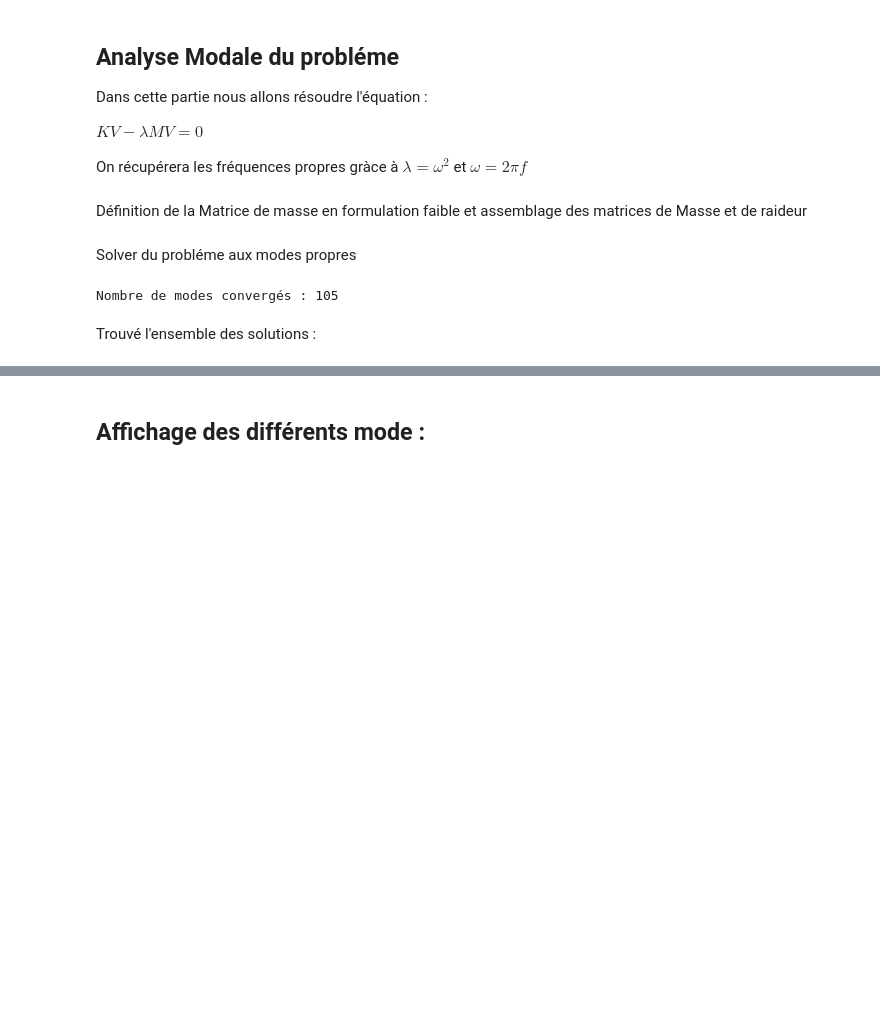
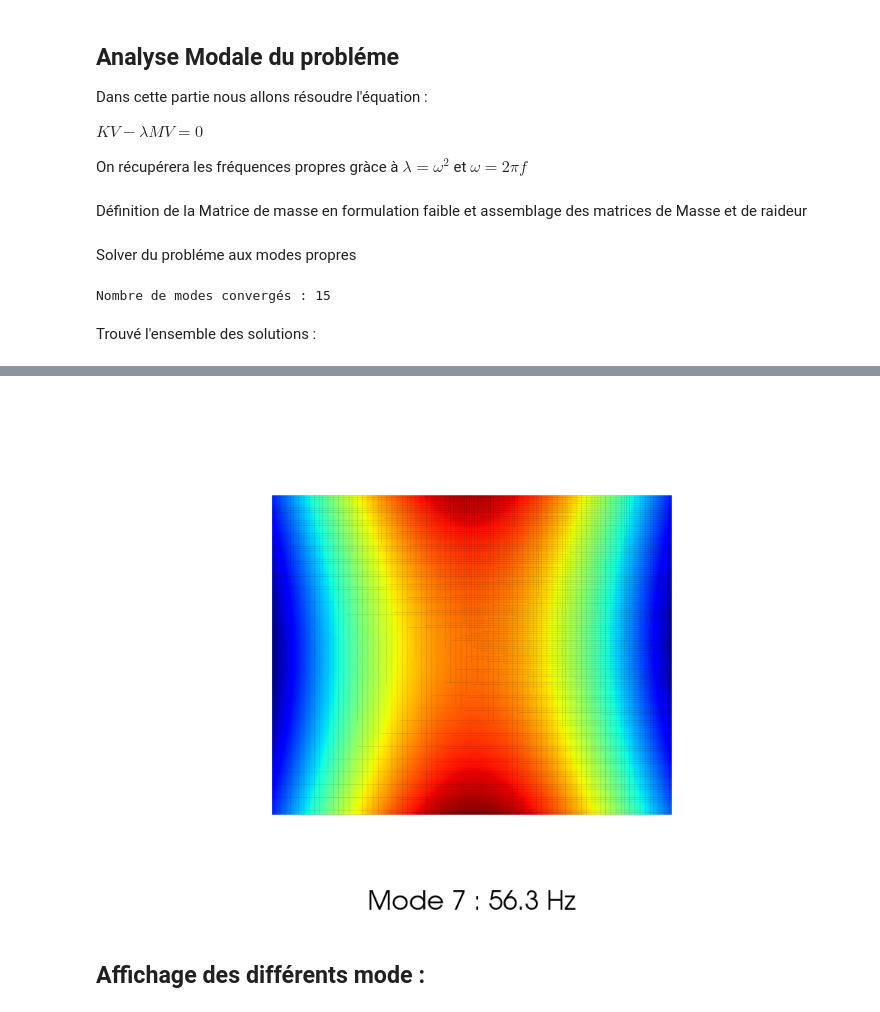
Before and after one commit to Oxineo/Modal-Analysis-Reissner-Mindlin-Plate, a Jupyter notebook: modal_analysis_plate_Reisnert_Mindlin_Thermo_elastic_stress.ipynb, the cells around one changed output, grey strips where cells are left out. Saved outputs shown, nothing was run; the diff lists cells and outputs as text; code cells hidden in the pictures; blank space fills up the shorter version.

```diff
--- a/modal_analysis_plate_Reisnert_Mindlin_Thermo_elastic_stress.ipynb
+++ b/modal_analysis_plate_Reisnert_Mindlin_Thermo_elastic_stress.ipynb
@@ -16,7 +30,7 @@ from dolfinx.io import XDMFFile
 # %%
-L  = 0.301 # Longueur de la plaque
-W_dim = 0.241 # Largeur de la plaque
-N = 50 # Nombre de subdivision de la plaque
+L  = 0.30 # Longueur de la plaque
+W_dim = 0.24 # Largeur de la plaque
+N = 150 # Nombre de subdivision de la plaque
 domain = dolfinx.mesh.create_rectangle(
     MPI.COMM_WORLD, [[0, 0], [L, W_dim]], [N, N] , cell_type=dolfinx.mesh.CellType.quadrilateral
 ) # Création du "mesh" de la plaque elle nous servira tous le long du programme pour appeler notre forme
@@ -24,10 +38,14 @@ domain = dolfinx.mesh.create_rectangle(
 gdim = domain.geometry.dim
 
 # material parameters
-thick = 0.00104 # épaisseur de la plaque
-E = 188.08e9 # Module de Young du matériaus [MPa]
-nu = 0.34 # Coef de poisson du matériau
-rho = 7790.0 # Masse volumique [kg/L]
+thick = 0.0010 # épaisseur de la plaque
+E = 200.08e9 # Module de Young du matériaus [MPa]
+nu = 0.30 # Coef de poisson du matériau
+rho = 7777.0 # Masse volumique [kg/L]
+alpha = fem.Constant(domain, 12.0e-6) # Coefficient de dilatation thermique [1/K]
+
+lmbd = fem.Constant(domain , E * nu / ((1 + nu)*(1-2*nu)))
+mu = fem.Constant(domain , E / (2*(1+nu)))
 # %% [markdown]
 Thermical problem of the plates
 =================
@@ -366,9 +624,9 @@ Définition de la Matrice de masse en formulation faible et assemblage des matri
 # %%
 m_form =  ufl.dot(inertial(u_), du) * dx
 
-K = fem.petsc.assemble_matrix(fem.form(a), bcs)
+K = fem.petsc.assemble_matrix(fem.form(a), bcs = [])
 K.assemble()
-M = fem.petsc.assemble_matrix(fem.form(m_form), bcs)
+M = fem.petsc.assemble_matrix(fem.form(m_form), bcs = [])
 M.assemble()
 # %% [markdown]
 Solver du probléme aux modes propres
@@ -376,7 +634,7 @@ Solver du probléme aux modes propres
 from petsc4py import PETSc
 from slepc4py import SLEPc
 
-N_eig = 90
+N_eig = 15
 eigensolver = SLEPc.EPS().create(MPI.COMM_WORLD)
 eigensolver.setDimensions(N_eig)
 eigensolver.setProblemType(SLEPc.EPS.ProblemType.GHEP)
@@ -397,17 +655,17 @@ u_output.name = "Eigenvector"
 evs = eigensolver.getConverged()
 print(f"Nombre de modes convergés : {evs}")
 # %% [output]
-Nombre de modes convergés : 105
+Nombre de modes convergés : 15
 # %% [markdown]
 Trouvé l'ensemble des solutions :
 # %%
 import pyvista
 import numpy as np
 
-pyvista.set_jupyter_backend('trame')
+pyvista.set_jupyter_backend('static') # ou 'trame' selon ce qui marche le mieux chez vous
 
 # Choix du mode à afficher (ex: 3, 4, 5... pour sauter les modes de corps rigide)
-mode_cible = 4
+mode_cible = 7
 
 # Vérification que le mode demandé a bien été calculé
 if mode_cible < evs:
@@ -450,3 +707,4 @@ Widget(value='<iframe src="http://localhost:41167/index.html?ui=P_0x752da7fed950
+[figure, added]
 # %% [markdown]
 Affichage des différents mode :
 ----
```
Also changed, not shown: parts of 22 cells of this notebook.
